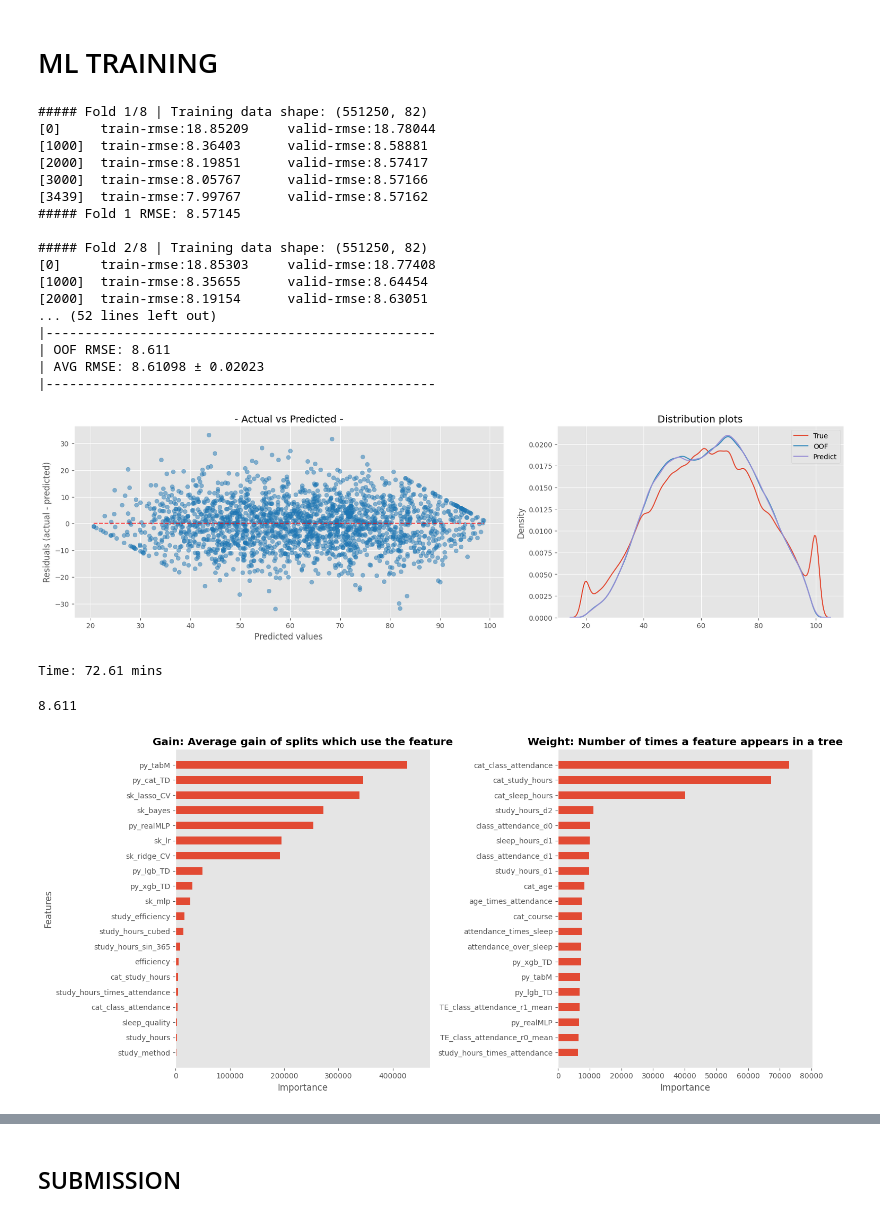
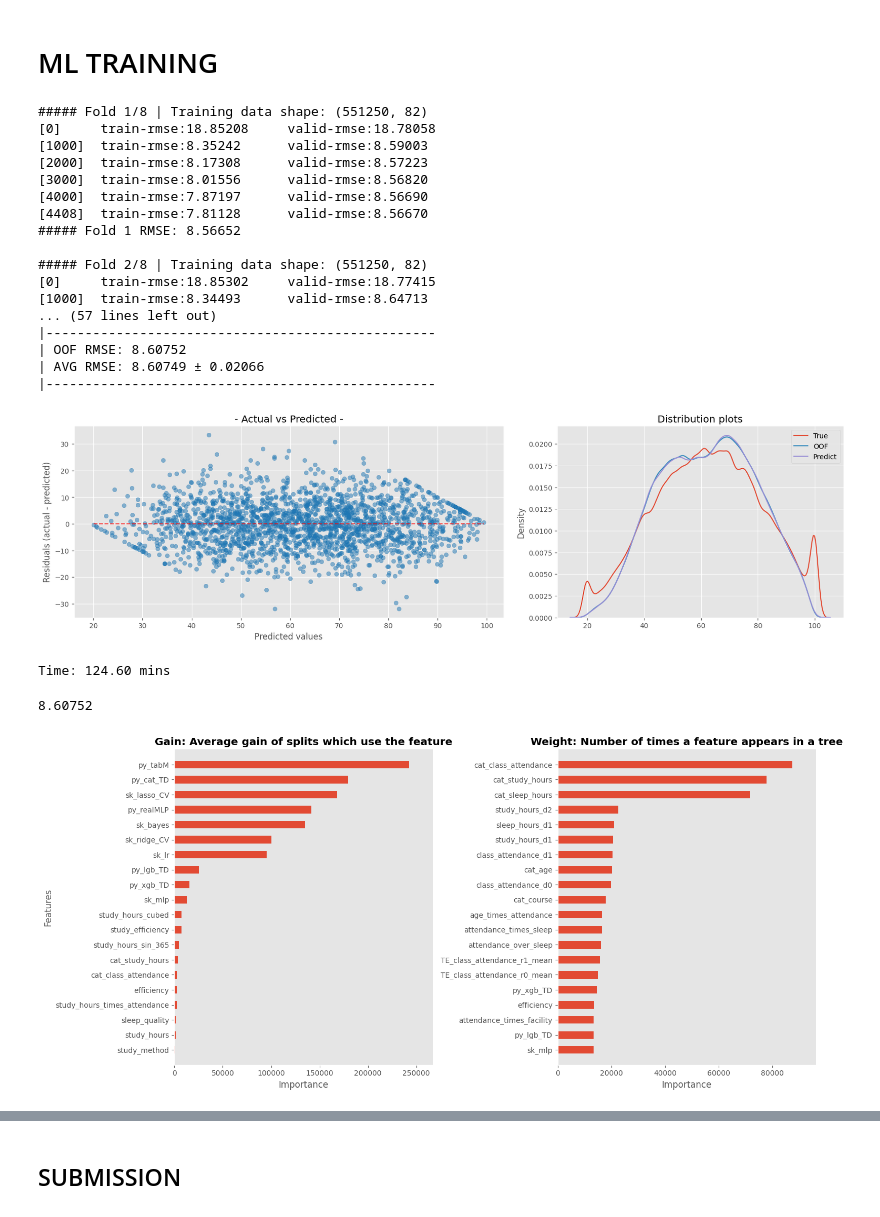
Before and after one commit to coded-sly/ps6e1-Student-Test-Score, a Jupyter notebook: ps6e1-xgb-orig-basescore.ipynb, the cells around one changed output, grey strips where cells are left out. Cells and saved outputs as stored; diff of their text form; code cells hidden in the pictures.

Commit message:
Kaggle Notebook | ps6e1 | XGB | Orig+BaseScore | ⬆️ gbdt_extended_2

```diff
--- a/ps6e1-xgb-orig-basescore.ipynb
+++ b/ps6e1-xgb-orig-basescore.ipynb
@@ -923,13 +923,13 @@ for i, (train_idx, val_idx) in enumerate(kf.split(X)):
     X_val   = combined.iloc[len(X_train):len(X_train)+len(X_val)]
     X_test  = combined.iloc[len(X_train)+len(X_val):]
 
-    suffix = 'loss_ext2'
+    suffix = 'gbdt_ext2'
     params = {
         # 'sampling_method': 'gradient_based',
         # # ---------------------------------------
-        'grow_policy': 'lossguide',
-        'max_leaves': 128,
-        'max_depth': 0, # 0 if lossguide
+        # 'grow_policy': 'lossguide',
+        # 'max_leaves': 128,
+        'max_depth': 8, # 0 if lossguide
         # ---------------------------------------
         'objective': 'reg:squarederror',
         'eval_metric': "rmse",
@@ -988,47 +988,47 @@ display = PredictionErrorDisplay.from_predictions(
     pd.Series(y), oof_preds, ax=axs[0], subsample=2000,
     # kind = "actual_vs_predicted",
     scatter_kwargs={"alpha": 0.5}, line_kwargs={'color': 'r'},
         )
 axs[0].set_title(f"- Actual vs Predicted -")
 
 LABELS = ['True', 'OOF', 'Predict']
 sns.kdeplot(y, ax=axs[1], label=LABELS[0])
 sns.kdeplot(oof_preds, ax=axs[1], label=LABELS[1])
 sns.kdeplot(test_preds, ax=axs[1], label=LABELS[2])
 axs[1].set_title(f"Distribution plots")
 
 for ax in axs:
     # ax.grid(False)
     ax.spines['top'].set_visible(False)
     ax.spines['right'].set_visible(False)
 
 plt.legend()
 plt.tight_layout()
 plt.show()
 
 tok = time()
 tiktok = (tok-tik) / 60
 print(f"Time: {tiktok:.2f} mins")
 # %% [output]
 ##### Fold 1/8 | Training data shape: (551250, 82)
-[0]     train-rmse:18.85209     valid-rmse:18.78044
-[1000]  train-rmse:8.36403      valid-rmse:8.58881
-[2000]  train-rmse:8.19851      valid-rmse:8.57417
-[3000]  train-rmse:8.05767      valid-rmse:8.57166
-[3439]  train-rmse:7.99767      valid-rmse:8.57162
-##### Fold 1 RMSE: 8.57145
+[0]     train-rmse:18.85208     valid-rmse:18.78058
+[1000]  train-rmse:8.35242      valid-rmse:8.59003
+[2000]  train-rmse:8.17308      valid-rmse:8.57223
+[3000]  train-rmse:8.01556      valid-rmse:8.56820
+[4000]  train-rmse:7.87197      valid-rmse:8.56690
+[4408]  train-rmse:7.81128      valid-rmse:8.56670
+##### Fold 1 RMSE: 8.56652
 
 ##### Fold 2/8 | Training data shape: (551250, 82)
-[0]     train-rmse:18.85303     valid-rmse:18.77408
-[1000]  train-rmse:8.35655      valid-rmse:8.64454
-[2000]  train-rmse:8.19154      valid-rmse:8.63051
-... (52 lines left out)
+[0]     train-rmse:18.85302     valid-rmse:18.77415
+[1000]  train-rmse:8.34493      valid-rmse:8.64713
+... (57 lines left out)
 |--------------------------------------------------
-| OOF RMSE: 8.611
-| AVG RMSE: 8.61098 ± 0.02023
+| OOF RMSE: 8.60752
+| AVG RMSE: 8.60749 ± 0.02066
 |--------------------------------------------------
-[figure, old version]
+[figure, new version]
-Time: 72.61 mins
+Time: 124.60 mins
 # %%
 float(overall_score)
 # 5folds + stop 200 + lr 0.1 + depth 8:
@@ -1036,7 +1036,7 @@ float(overall_score)
 # external1 only:: -> 8.63173 || loss-> 8.63004
 # external2 only:: -> 8.64500 || loss-> 8.64123
 # %% [output]
-8.611
+8.60752
 # %%
 ## -- plot_shap --
 MAX = 20
@@ -1068,7 +1068,7 @@ for ax in axs:
 plt.tight_layout()
 plt.show()
 # %% [output]
-[figure, old version]
+[figure, new version]
 # %%
 n = f"xgb_{suffix}_" + f"{overall_score}".split('.')[1]
 oof_final  = pd.DataFrame(oof_preds, columns=[n])
```
Also changed, not shown: parts of 4 cells of this notebook.
